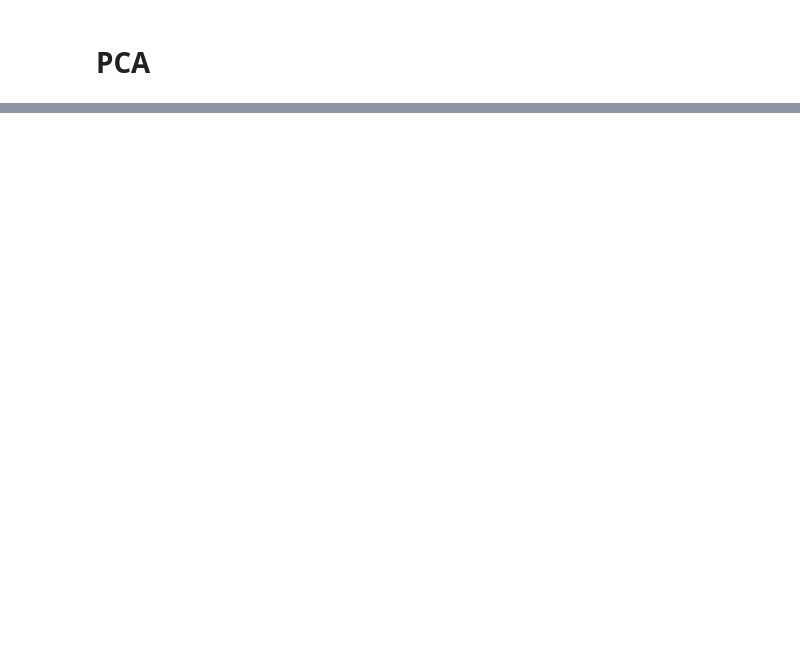
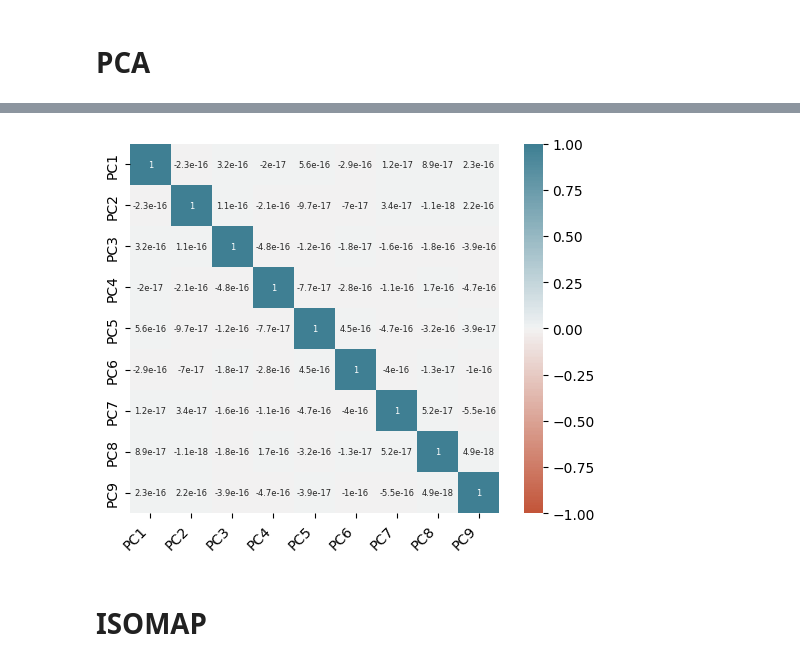
Before and after one commit to juanachies/TP1_Mineria, a Jupyter notebook: tp.ipynb, the cells around one changed output, grey strips where cells are left out. Cells and saved outputs as stored; diff of their text form; code cells hidden in the pictures; blank space fills up the shorter version.

Commit message:
Inicio de PCA e ISOMAP

```diff
--- a/tp.ipynb
+++ b/tp.ipynb
@@ -190,0 +356,20 @@ X_std.shape
+# %%
+#elegimos las 10 primeras variables que suman mas del 75%
+
+corr = pca_df[['PC1', 'PC2', 'PC3', 'PC4', 'PC5', 'PC6', 'PC7', 'PC8', 'PC9']].corr()
+ax = sns.heatmap(
+    corr,
+    vmin=-1, vmax=1, center=0,
+    cmap=sns.diverging_palette(20, 220, n=200),
+    square=True,
+    annot = True,
+    annot_kws = {'size': 6}
+)
+ax.set_xticklabels(
+    ax.get_xticklabels(),
+    rotation=45,
+    horizontalalignment='right'
+)
+plt.show()
+# %% [output]
+[figure, added]
@@ -190,0 +399,2 @@ X_std.shape
+# %% [markdown]
+# ISOMAP
```
Also changed, not shown: parts of 28 cells of this notebook.
